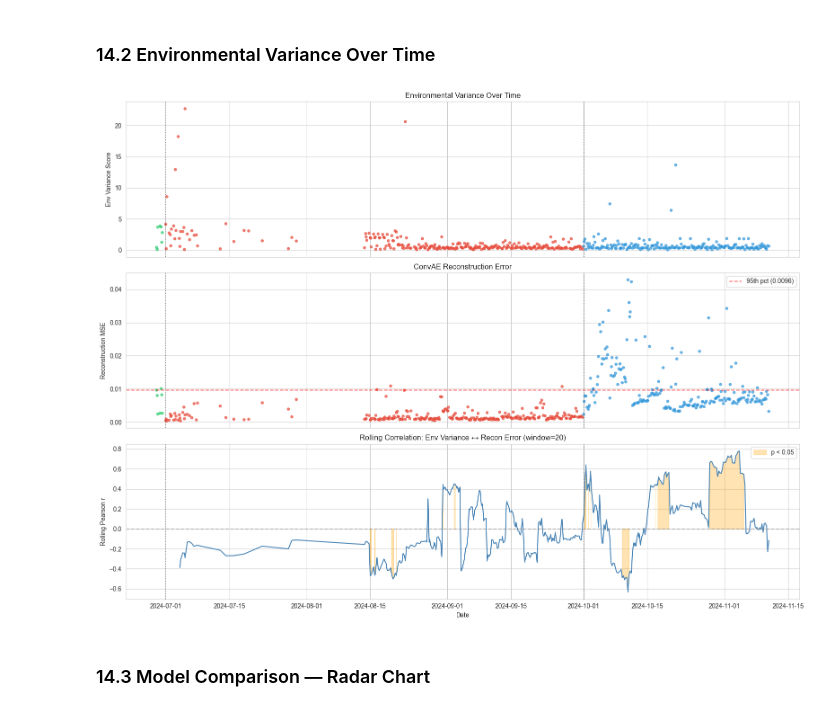
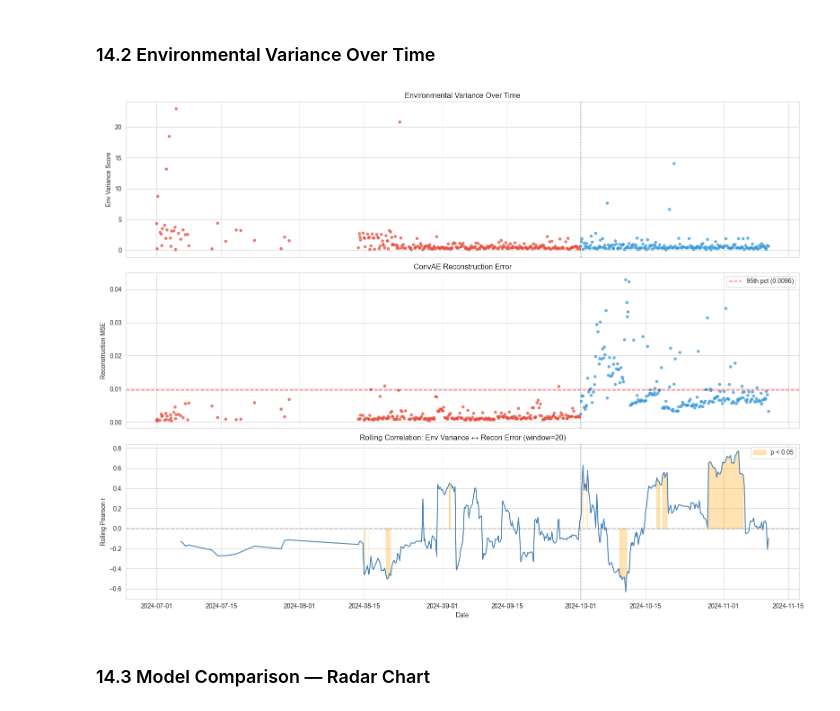
Before and after one commit to M-Marina4/Capstone, a Jupyter notebook: notebooks/sensitivity_analysis_rq.ipynb, the cells around one changed output. Cells and saved outputs as stored; diff of their text form; code cells hidden in the pictures.

```diff
--- a/notebooks/sensitivity_analysis_rq.ipynb
+++ b/notebooks/sensitivity_analysis_rq.ipynb
@@ -196,7 +196,14 @@ def load_images_from_paths(file_paths, h=CONFIG['img_height'], w=CONFIG['img_wid
 catalogue = discover_dataset(CONFIG['images_dir'], CONFIG['csv_path'])
 catalogue['quarter'] = catalogue['datetime'].apply(assign_quarter)
 catalogue['month'] = catalogue['datetime'].apply(lambda x: x.month)
-print(f'Total images: {len(catalogue)}')
+
+print(f'Total images (before filtering): {len(catalogue)}')
+print(f'Per quarter:\n{catalogue["quarter"].value_counts().sort_index()}')
+print()
+
+# ── Keep only Q3 and Q4 (Q2 has too few samples) ──
+catalogue = catalogue[catalogue['quarter'].isin(['Q3', 'Q4'])].reset_index(drop=True)
+print(f'Filtered to Q3 and Q4: {len(catalogue)} images')
 print(f'Date range : {catalogue["date"].min()} → {catalogue["date"].max()}')
 print(f'Per quarter:\n{catalogue["quarter"].value_counts().sort_index()}')
 # %% [output]
@@ -1442,7 +1436,7 @@ plt.show()
 ### 14.2  Environmental Variance Over Time
 # %%
 fig, axes = plt.subplots(3, 1, figsize=(16, 12), sharex=True)
-qcolors = {'Q2': '#2ecc71', 'Q3': '#e74c3c', 'Q4': '#3498db'}
+qcolors = {'Q3': '#e74c3c', 'Q4': '#3498db'}
 dt = env_df['datetime']
 
 # Panel 1: Environmental variance score
@@ -1451,41 +1445,38 @@ ax.scatter(dt, env_df['env_variance_score'],
            c=env_df['quarter'].map(qcolors), s=15, alpha=0.7)
 ax.set_ylabel('Env Variance Score')
 ax.set_title('Environmental Variance Over Time')
-for b in [datetime(2024, 7, 1), datetime(2024, 10, 1)]:
-    ax.axvline(b, color='black', ls=':', alpha=0.4)
+ax.axvline(datetime(2024, 10, 1), color='black', ls=':', alpha=0.4)
 
 # Panel 2: Reconstruction error (ConvAE)
 ax = axes[1]
 ax.scatter(dt, all_recon_errors['ConvAE'],
            c=env_df['quarter'].map(qcolors), s=15, alpha=0.7)
 tau = np.percentile(model_errors['ConvAE'][ref_q], 95)
 ax.axhline(tau, color='red', ls='--', alpha=0.6, label=f'95th pct ({tau:.4f})')
 ax.set_ylabel('Reconstruction MSE')
 ax.set_title('ConvAE Reconstruction Error')
 ax.legend()
-for b in [datetime(2024, 7, 1), datetime(2024, 10, 1)]:
-    ax.axvline(b, color='black', ls=':', alpha=0.4)
+ax.axvline(datetime(2024, 10, 1), color='black', ls=':', alpha=0.4)
 
 # Panel 3: Rolling correlation
 ax = axes[2]
 ws = CONFIG['ks_window_size']
 t_roll = dt.values[ws:]
 ax.plot(t_roll, rc_env_var, 'steelblue', lw=1.5)
 ax.axhline(0, color='grey', ls='--', alpha=0.5)
 ax.fill_between(t_roll,
                 np.where(rc_pval < 0.05, rc_env_var, np.nan),
                 0, alpha=0.3, color='orange', label='p < 0.05')
 ax.set_ylabel('Rolling Pearson r')
 ax.set_xlabel('Date')
 ax.set_title(f'Rolling Correlation: Env Variance ↔ Recon Error (window={ws})')
 ax.legend()
-for b in [datetime(2024, 7, 1), datetime(2024, 10, 1)]:
-    ax.axvline(b, color='black', ls=':', alpha=0.4)
+ax.axvline(datetime(2024, 10, 1), color='black', ls=':', alpha=0.4)
 
 plt.tight_layout()
 plt.show()
 # %% [output]
-[figure, old version]
+[figure, new version]
 # %% [markdown]
 ### 14.3  Model Comparison — Radar Chart
 # %%
```
Also changed, not shown: parts of 18 cells of this notebook, 10 other files.
